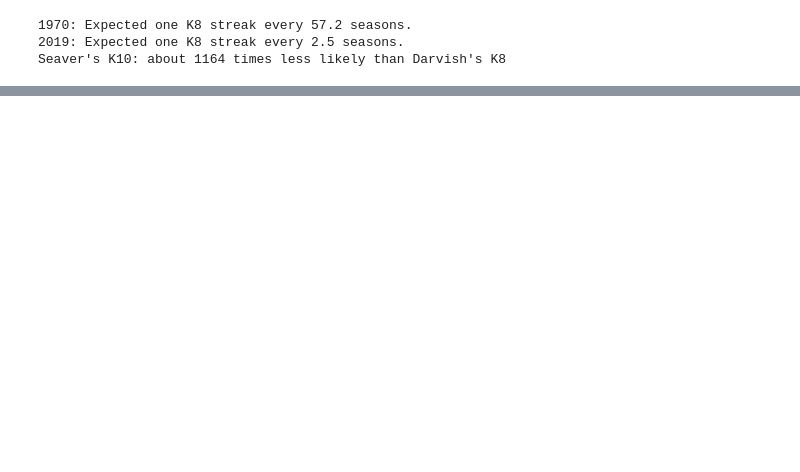
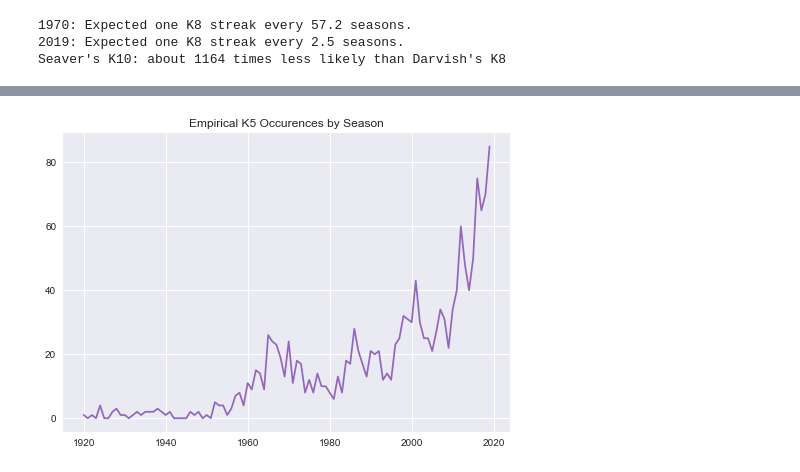
Before and after one commit to tmaule/website, a Jupyter notebook: _notebooks/2021-01-26-k_streaks.ipynb, the cells around one changed output, grey strips where cells are left out. Saved outputs shown, nothing was run; the diff lists cells and outputs as text; code cells hidden in the pictures; blank space fills up the shorter version.

Commit message:
finished post, trimmed index

```diff
--- a/_notebooks/2021-01-26-k_streaks.ipynb
+++ b/_notebooks/2021-01-26-k_streaks.ipynb
@@ -115,0 +210,82 @@ Seaver's K10: about 1164 times less likely than Darvish's K8
+# %%
+#collapse-hide
+#the csv of empirical data was generated in the following manner:
+# 1. downloaded .zip file for each decade from retrosheet
+# 2. used Powershell to concatenate all event files into one giant .txt per season
+stored_data = raw_stats = 'C:/Users/tmaul/Documents/GitHub/website/assets/raw_data/empirical_K5_by_season.csv'
+final_counts = pd.read_csv(stored_data, index_col=0)
+ax = final_counts.plot(legend=None, color='tab:purple');
+ax.set_title('Empirical K5 Occurences by Season');
+
+######|Powershell|########
+# PS C:\Users\tmaul\Documents\eCornell\Retrosheet_Data\2010s> $yr = "2019"; $path = $yr + "_all.txt"
+# PS C:\Users\tmaul\Documents\eCornell\Retrosheet_Data\2010s> cat $yr*.EVN > all_teams_NL.txt; cat $yr*.EVA > all_teams_AL.txt; cat all_teams*.txt > $path; $yr = "2018"; $path = $yr + "_all.txt"
+######|Jupyter|########
+# years_to_map = range(2010, 2019) #one decade at a time
+# year_k_map = dict()
+
+# for this_yr in years_to_map:
+#     this_yr_file = f'C:/Users/tmaul/Documents/eCornell/Retrosheet_Data/2010s/{this_yr}_all.txt'
+#     ########|Parse generic event file|########
+#     col_names = ['type', 'f1', 'f2', 'f3', 'f4', 'f5', 'f6']
+#     df = pd.read_table(this_yr_file, sep=',', names=col_names, encoding='utf_16')
+#     #there are eleven possible event types, each of whitch contains at most 6 columns of info, we label these f1-f6
+#     #detailed description of all event types and associated field can be found at retrosheet.org
+#     plays_to_ignore = ['NP', 'CS', 'BK', 'PB', 'WP', 'PO', 'SB']
+#     k_streak_threshold = 5 # variable
+#     num_streaks = 0
+
+#     for index, row in df.iterrows():
+#         if row['type'] == 'id':
+#             game_id = row['f1']
+#         elif row['type'] == 'info':
+#             if row['f1'] == 'hometeam':
+#                 h_team = row['f2']
+#             elif row['f1'] == 'visteam':
+#                 a_team = row['f2']
+#             elif row['f1'] == 'date':
+#                 game_date = pd.to_datetime(row['f2']).date()
+#                 # print(f'{game_date}: {a_team} @ {h_team}')
+#         elif row['type'] == 'start' and row['f5'] == '1': # only care if SP declared
+#             if row['f3'] == '0':
+#                 a_pitch = row['f1']
+#                 a_streak = {a_pitch : 0}
+#             else:
+#                 h_pitch = row['f1']
+#                 h_streak = {h_pitch : 0}
+#         elif row['type'] == 'play':
+#             if row['f2'] == '0': # 0 means away *batter* means home pitcher
+#                 p = h_pitch
+#             else:
+#                 p = a_pitch
+#             if row['f6'][0] == 'K': # identify a strikeout (there *can* be modifiers after K so take 0th)
+#                 if p in h_streak:
+#                     h_streak[p] += 1
+#                     if h_streak[p] >= k_streak_threshold:
+#                         if h_streak[p] == k_streak_threshold:
+#                             num_streaks += 1
+#                         # print('***K_STREAK_LENGTH ', h_streak[p], ' BY ', p, 'PITCHING FOR ', h_team, ' *** -->', num_streaks)
+#                 elif p in a_streak:
+#                     a_streak[p] += 1
+#                     if a_streak[p] >= k_streak_threshold:
+#                         if a_streak[p] == k_streak_threshold:
+#                             num_streaks += 1
+#                         # print('***K_STREAK_LENGTH ', a_streak[p], ' BY ', p, 'PITCHING FOR ', a_team, ' *** -->', num_streaks)
+#             elif row['f6'][0:2] in plays_to_ignore: # these 'play' events do not constitute a plate app, ignore
+#                 continue
+#             else: # zero out the streak if a real non-K play
+#                 if p in h_streak:
+#                     h_streak[p] = 0
+#                 elif p in a_streak:
+#                     a_streak[p] = 0
+#         elif row['type'] == 'sub' and row['f5'] == '1':
+#             if row['f3'] == '0':
+#                 a_pitch = row['f1']
+#                 a_streak = {a_pitch : 0}
+#             else:
+#                 h_pitch = row['f1']
+#                 h_streak = {h_pitch : 0}
+#     print(this_yr, '-->', num_streaks)
+#     year_k_map[this_yr] = num_streaks
+# %% [output]
+[figure, added]
```
Also changed, not shown: parts of 15 cells of this notebook, 7 other files.
